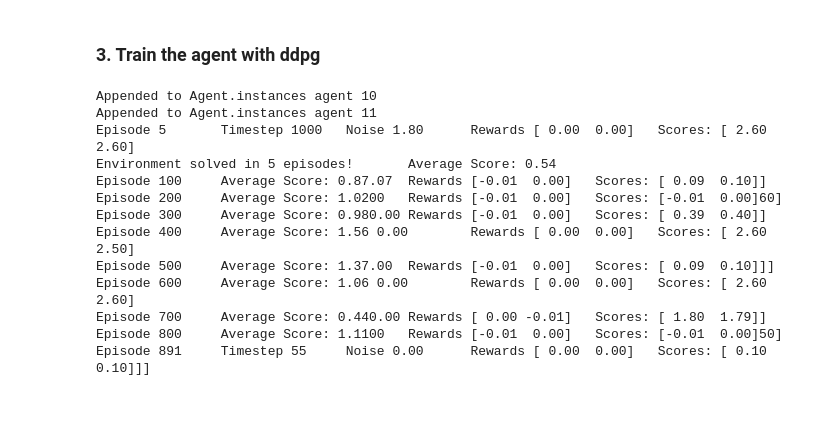
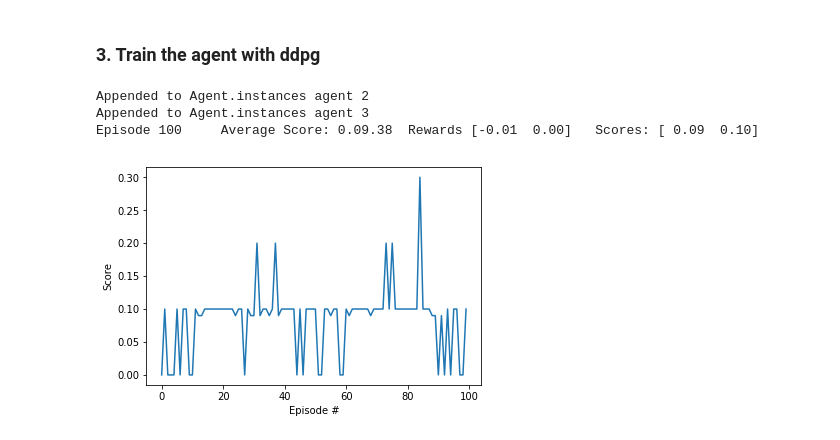
Before and after one commit to doctorcorral/DRLND-p3-collabcomp, a Jupyter notebook: Tennis.ipynb, the cells around one changed output. Saved outputs shown, nothing was run; the diff lists cells and outputs as text; code cells hidden in the pictures; blank space fills up the shorter version.

```diff
--- a/Tennis.ipynb
+++ b/Tennis.ipynb
@@ -164,46 +164,38 @@ def ddpg(n_episodes=10, max_t=1000, vars=None):
 
         if i_episode % 100 == 0:
             print('\rEpisode {}\tAverage Score: {:.2f}'.format(i_episode, np.mean(scores_window)))
         if np.mean(scores_window)>=0.5:
             if finishow:
                 print('\nEnvironment solved in {:d} episodes!\tAverage Score: {:.2f}'.format(len(scores_episode), np.mean(scores_window)))
                 torch.save(Agent.instances[0].actor_local.state_dict(), 'checkpoint1_actor0.pth')
                 torch.save(Agent.instances[1].actor_local.state_dict(), 'checkpoint1_actor1.pth')
                 torch.save(Agent.critic_local.state_dict(), 'checkpoint1_critic.pth')
                 finishow = False
     return {
             "scores_window":    scores_window ,
             "scores": scores ,
             "scores_episode" : scores_episode ,
             "agents": agents ,
             "noise": noise ,
-            "noise_reduction": noise_reduction }
+            "noise_reduction": noise_reduction,
+            "finishow": finishow}
 
 # Tennis environment needs 2 agents
 assert num_agents == 2
 np.set_printoptions(formatter={'float': '{: 0.2f}'.format})
 
-data = ddpg(n_episodes=2000, max_t=1000, vars=None)
+data = ddpg(n_episodes=100, max_t=1000, vars=None)
 scores = data["scores_episode"]
 
 fig = plt.figure()
 ax = fig.add_subplot(111)
 plt.plot(np.arange(len(scores)), scores)
 plt.ylabel('Score')
 plt.xlabel('Episode #')
 plt.show()
 # %% [output]
-Appended to Agent.instances agent 10
-Appended to Agent.instances agent 11
-Episode 5       Timestep 1000   Noise 1.80      Rewards [ 0.00  0.00]   Scores: [ 2.60  2.60]
-Environment solved in 5 episodes!       Average Score: 0.54
-Episode 100     Average Score: 0.87.07  Rewards [-0.01  0.00]   Scores: [ 0.09  0.10]]
-Episode 200     Average Score: 1.0200   Rewards [-0.01  0.00]   Scores: [-0.01  0.00]60]
-Episode 300     Average Score: 0.980.00 Rewards [-0.01  0.00]   Scores: [ 0.39  0.40]]
-Episode 400     Average Score: 1.56 0.00        Rewards [ 0.00  0.00]   Scores: [ 2.60  2.50]
-Episode 500     Average Score: 1.37.00  Rewards [-0.01  0.00]   Scores: [ 0.09  0.10]]]
-Episode 600     Average Score: 1.06 0.00        Rewards [ 0.00  0.00]   Scores: [ 2.60  2.60]
-Episode 700     Average Score: 0.440.00 Rewards [ 0.00 -0.01]   Scores: [ 1.80  1.79]]
-Episode 800     Average Score: 1.1100   Rewards [-0.01  0.00]   Scores: [-0.01  0.00]50]
-Episode 891     Timestep 55     Noise 0.00      Rewards [ 0.00  0.00]   Scores: [ 0.10  0.10]]]
+Appended to Agent.instances agent 2
+Appended to Agent.instances agent 3
+Episode 100     Average Score: 0.09.38  Rewards [-0.01  0.00]   Scores: [ 0.09  0.10]
+[figure, added]
 # %%
```
Also changed, not shown: parts of 2 cells of this notebook.
